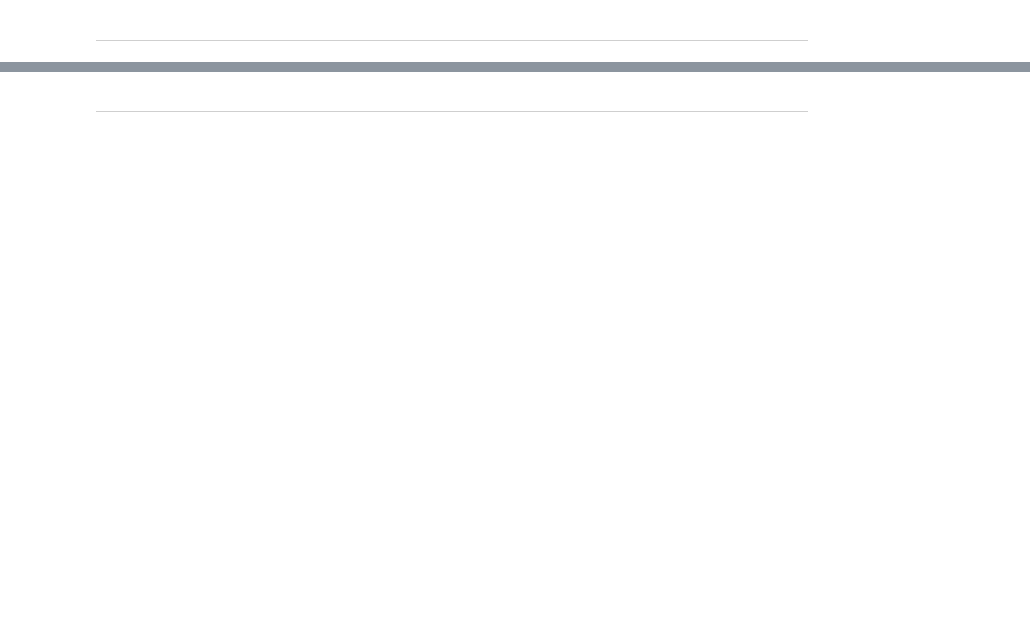
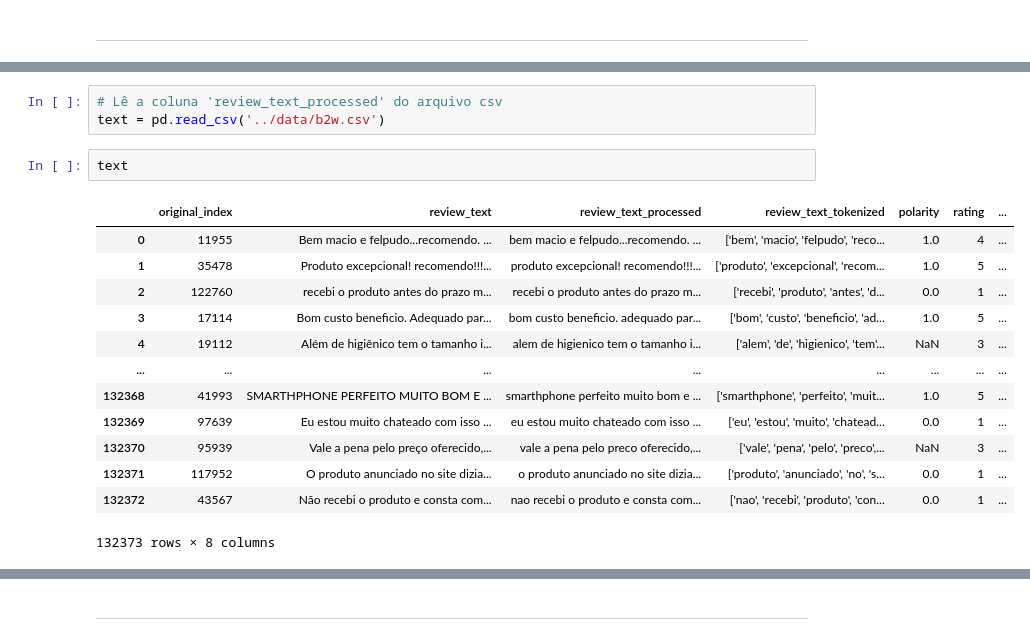
Before and after one commit to Bernardo-b/keyboard-optimization, a Jupyter notebook: notebooks/keyboard_optimization.ipynb, the cells around one changed output, grey strips where cells are left out. Drawn from its saved outputs; the diff is of its cells as text; blank space fills up the shorter version.

```diff
--- a/notebooks/keyboard_optimization.ipynb
+++ b/notebooks/keyboard_optimization.ipynb
@@ -41 +149,20 @@ plot_keyboard(best_key)
+# %%
+# Lê a coluna 'review_text_processed' do arquivo csv
+text = pd.read_csv('../data/b2w.csv')
+# %%
+text
+# %% [output]
+|  | original_index | review_text | review_text_processed | review_text_tokenized | polarity | rating | ... |
+| 0 | 11955 | Bem macio e felpudo...recomendo. ... | bem macio e felpudo...recomendo. ... | ['bem', 'macio', 'felpudo', 'reco... | 1.0 | 4 | ... |
+| 1 | 35478 | Produto excepcional! recomendo!!!... | produto excepcional! recomendo!!!... | ['produto', 'excepcional', 'recom... | 1.0 | 5 | ... |
+| 2 | 122760 | recebi o produto antes do prazo m... | recebi o produto antes do prazo m... | ['recebi', 'produto', 'antes', 'd... | 0.0 | 1 | ... |
+| 3 | 17114 | Bom custo beneficio. Adequado par... | bom custo beneficio. adequado par... | ['bom', 'custo', 'beneficio', 'ad... | 1.0 | 5 | ... |
+| 4 | 19112 | Além de higiênico tem o tamanho i... | alem de higienico tem o tamanho i... | ['alem', 'de', 'higienico', 'tem'... | NaN | 3 | ... |
+| ... | ... | ... | ... | ... | ... | ... | ... |
+| 132368 | 41993 | SMARTHPHONE PERFEITO MUITO BOM E ... | smarthphone perfeito muito bom e ... | ['smarthphone', 'perfeito', 'muit... | 1.0 | 5 | ... |
+| 132369 | 97639 | Eu estou muito chateado com isso ... | eu estou muito chateado com isso ... | ['eu', 'estou', 'muito', 'chatead... | 0.0 | 1 | ... |
+| 132370 | 95939 | Vale a pena pelo preço oferecido,... | vale a pena pelo preco oferecido,... | ['vale', 'pena', 'pelo', 'preco',... | NaN | 3 | ... |
+| 132371 | 117952 | O produto anunciado no site dizia... | o produto anunciado no site dizia... | ['produto', 'anunciado', 'no', 's... | 0.0 | 1 | ... |
+| 132372 | 43567 | Não recebi o produto e consta com... | nao recebi o produto e consta com... | ['nao', 'recebi', 'produto', 'con... | 0.0 | 1 | ... |
+132373 rows × 8 columns
 # %%
```
Also changed, not shown: parts of 60 cells of this notebook, 3 other files.
